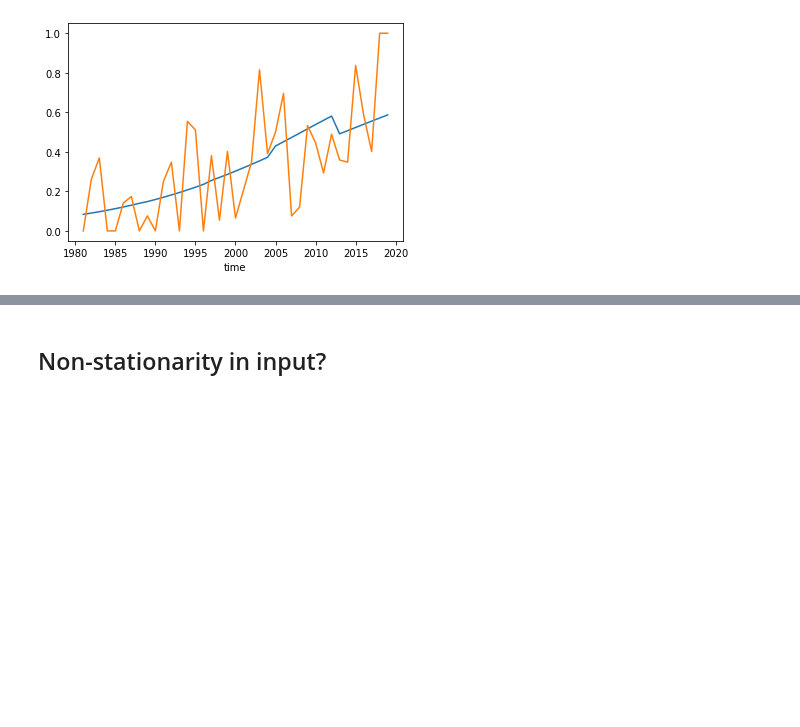
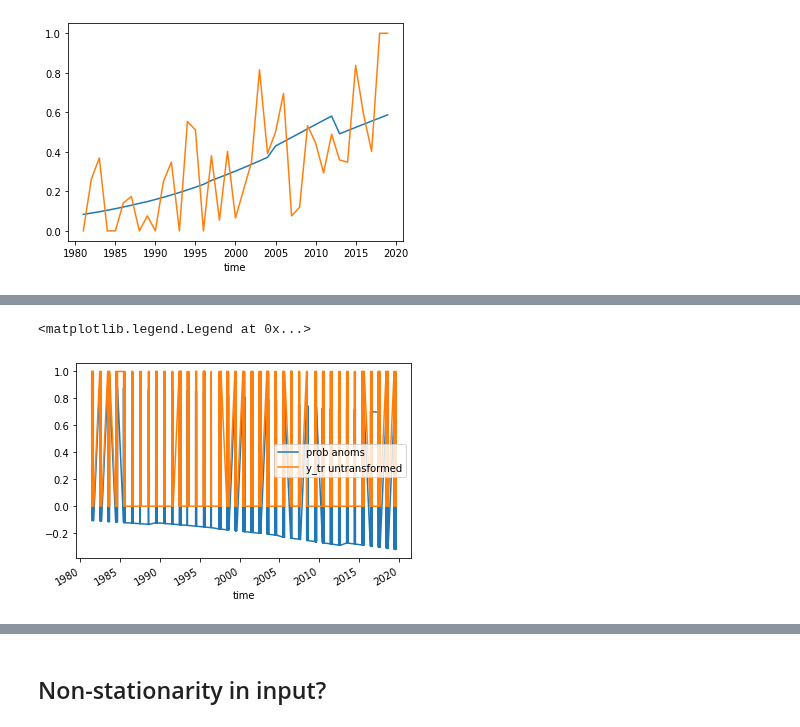
Before and after one commit to chiemvs/Weave, a Jupyter notebook: notebooks/Classifier_skills.ipynb, the cells around one changed output, grey strips where cells are left out. Saved outputs shown, nothing was run; the diff lists cells and outputs as text; code cells hidden in the pictures; blank space fills up the shorter version.

```diff
--- a/notebooks/Classifier_skills.ipynb
+++ b/notebooks/Classifier_skills.ipynb
@@ -391,0 +395,7 @@ dtype: float64
+# %%
+(y_tr - preds6).plot(label = 'prob anoms')
+(y + 0.0).plot(label = 'y_tr untransformed')
+plt.legend()
+# %% [output]
+<matplotlib.legend.Legend at 0x...>
+[figure, added]
```
Also changed, not shown: parts of 33 cells of this notebook, 6 other files.
